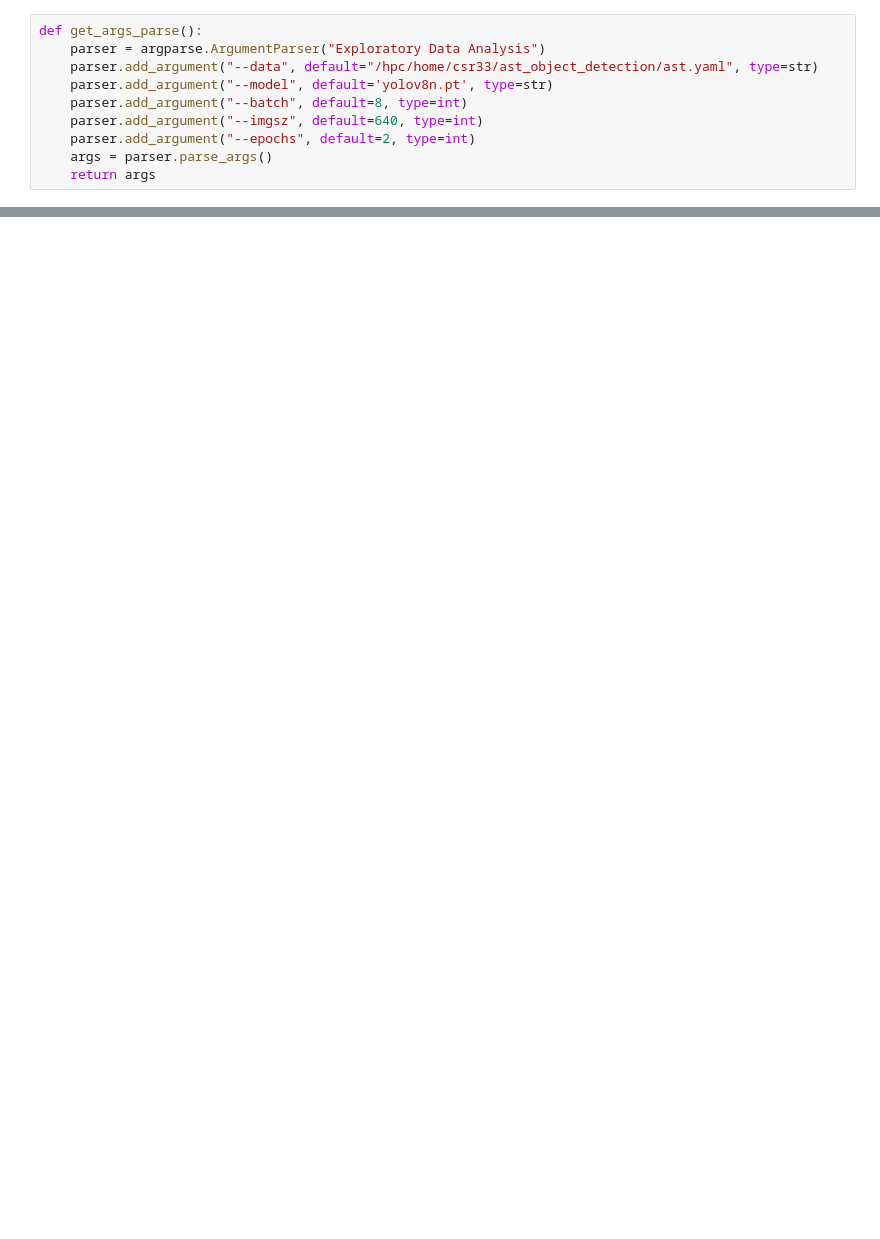
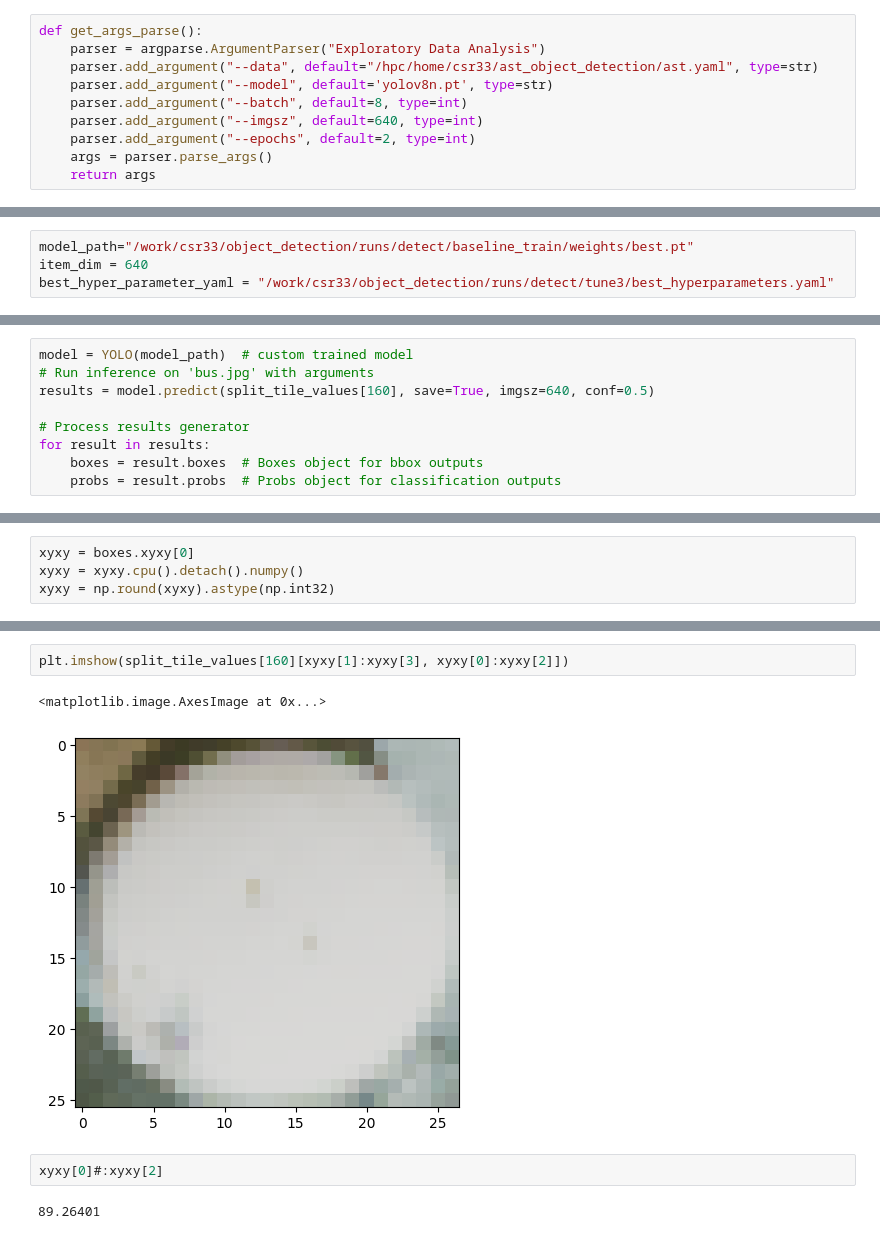
Before and after one commit to celinerobi/ast_object_detection_public, a Jupyter notebook: yolov8t_train.ipynb, the cells around one changed output, grey strips where cells are left out. Cells and saved outputs as stored; diff of their text form; blank space fills up the shorter version.

Commit message:
creating prediction pipeline

```diff
--- a/yolov8t_train.ipynb
+++ b/yolov8t_train.ipynb
@@ -116,0 +67,4 @@ results = model.val()  # evaluate model performance on the validation set
+# %%
+model_path="/work/csr33/object_detection/runs/detect/baseline_train/weights/best.pt"
+item_dim = 640
+best_hyper_parameter_yaml = "/work/csr33/object_detection/runs/detect/tune3/best_hyperparameters.yaml"
@@ -116,0 +112,9 @@ results = model.val()  # evaluate model performance on the validation set
+# %%
+model = YOLO(model_path)  # custom trained model
+# Run inference on 'bus.jpg' with arguments
+results = model.predict(split_tile_values[160], save=True, imgsz=640, conf=0.5)
+
+# Process results generator
+for result in results:
+    boxes = result.boxes  # Boxes object for bbox outputs
+    probs = result.probs  # Probs object for classification outputs
@@ -116,0 +125,4 @@ results = model.val()  # evaluate model performance on the validation set
+# %%
+xyxy = boxes.xyxy[0]
+xyxy = xyxy.cpu().detach().numpy()
+xyxy = np.round(xyxy).astype(np.int32)
@@ -116,0 +149,9 @@ results = model.val()  # evaluate model performance on the validation set
+# %%
+plt.imshow(split_tile_values[160][xyxy[1]:xyxy[3], xyxy[0]:xyxy[2]])
+# %% [output]
+<matplotlib.image.AxesImage at 0x...>
+[figure, added]
+# %%
+xyxy[0]#:xyxy[2]
+# %% [output]
+89.26401
```
Also changed, not shown: parts of 31 cells of this notebook, 15 other files.
